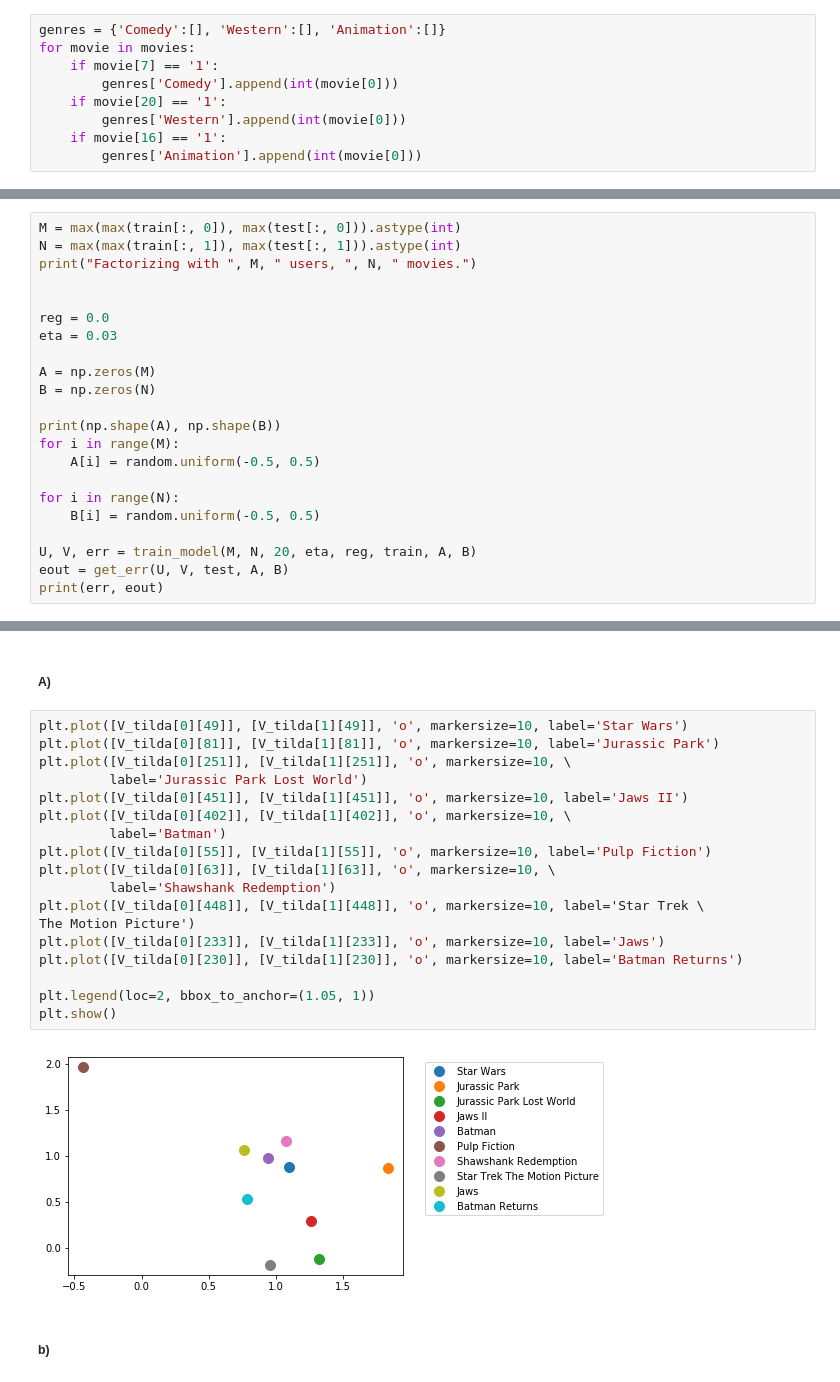
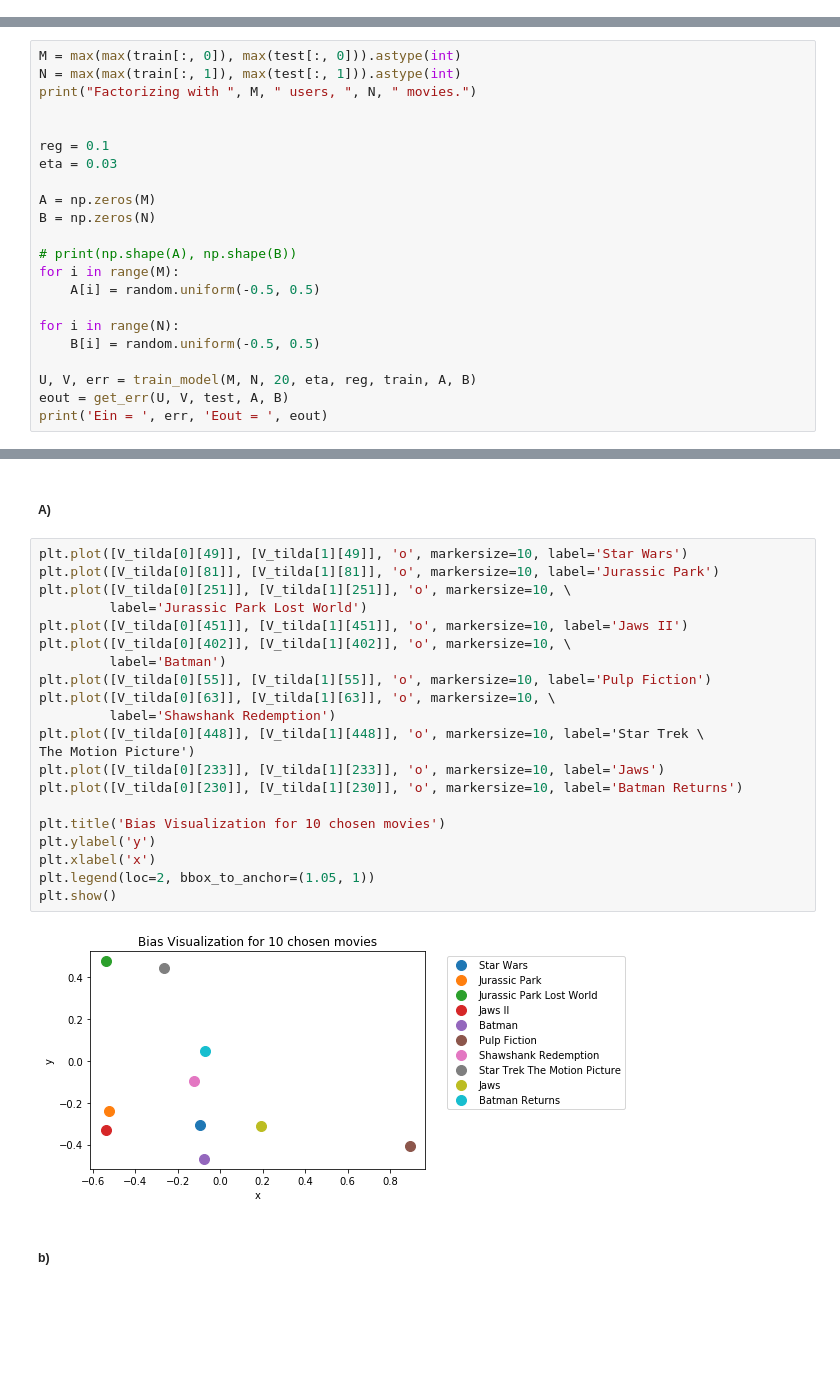
Before and after one commit to reislerjul/-MovieLens-Visualization, a Jupyter notebook: Visualizations-Bias.ipynb, the cells around one changed output, grey strips where cells are left out. Saved outputs shown, nothing was run; the diff lists cells and outputs as text; blank space fills up the shorter version.

```diff
--- a/Visualizations-Bias.ipynb
+++ b/Visualizations-Bias.ipynb
@@ -143,9 +47,0 @@ Find all the movies that are comedy, western, and/or romance:
-# %%
-genres = {'Comedy':[], 'Western':[], 'Animation':[]}
-for movie in movies:
-    if movie[7] == '1':
-        genres['Comedy'].append(int(movie[0]))
-    if movie[20] == '1':
-        genres['Western'].append(int(movie[0]))
-    if movie[16] == '1':
-        genres['Animation'].append(int(movie[0]))
@@ -294,13 +171,13 @@ N = max(max(train[:, 1]), max(test[:, 1])).astype(int)
 print("Factorizing with ", M, " users, ", N, " movies.")
 
 
-reg = 0.0
+reg = 0.1
 eta = 0.03
 
 A = np.zeros(M)
 B = np.zeros(N)
 
-print(np.shape(A), np.shape(B))
+# print(np.shape(A), np.shape(B))
 for i in range(M):
     A[i] = random.uniform(-0.5, 0.5)
 
@@ -309,6 +186,6 @@ for i in range(N):
 
 U, V, err = train_model(M, N, 20, eta, reg, train, A, B)
 eout = get_err(U, V, test, A, B)
-print(err, eout)
+print('Ein = ', err, 'Eout = ', eout)
 # %% [output]
 Factorizing with  943  users,  1682  movies.
@@ -370,23 +218,26 @@ plt.savefig('all.png')
 # %%
 plt.plot([V_tilda[0][49]], [V_tilda[1][49]], 'o', markersize=10, label='Star Wars')
 plt.plot([V_tilda[0][81]], [V_tilda[1][81]], 'o', markersize=10, label='Jurassic Park')
 plt.plot([V_tilda[0][251]], [V_tilda[1][251]], 'o', markersize=10, \
          label='Jurassic Park Lost World')
 plt.plot([V_tilda[0][451]], [V_tilda[1][451]], 'o', markersize=10, label='Jaws II')
 plt.plot([V_tilda[0][402]], [V_tilda[1][402]], 'o', markersize=10, \
          label='Batman')
 plt.plot([V_tilda[0][55]], [V_tilda[1][55]], 'o', markersize=10, label='Pulp Fiction')
 plt.plot([V_tilda[0][63]], [V_tilda[1][63]], 'o', markersize=10, \
          label='Shawshank Redemption')
 plt.plot([V_tilda[0][448]], [V_tilda[1][448]], 'o', markersize=10, label='Star Trek \
 The Motion Picture')
 plt.plot([V_tilda[0][233]], [V_tilda[1][233]], 'o', markersize=10, label='Jaws')
 plt.plot([V_tilda[0][230]], [V_tilda[1][230]], 'o', markersize=10, label='Batman Returns')
 
+plt.title('Bias Visualization for 10 chosen movies')
+plt.ylabel('y')
+plt.xlabel('x')
 plt.legend(loc=2, bbox_to_anchor=(1.05, 1))
 plt.show()
 # %% [output]
-[figure, old version]
+[figure, new version]
 # %% [markdown]
 ##### b)
 # %%
```
Also changed, not shown: parts of 51 cells of this notebook, 2 other files.
